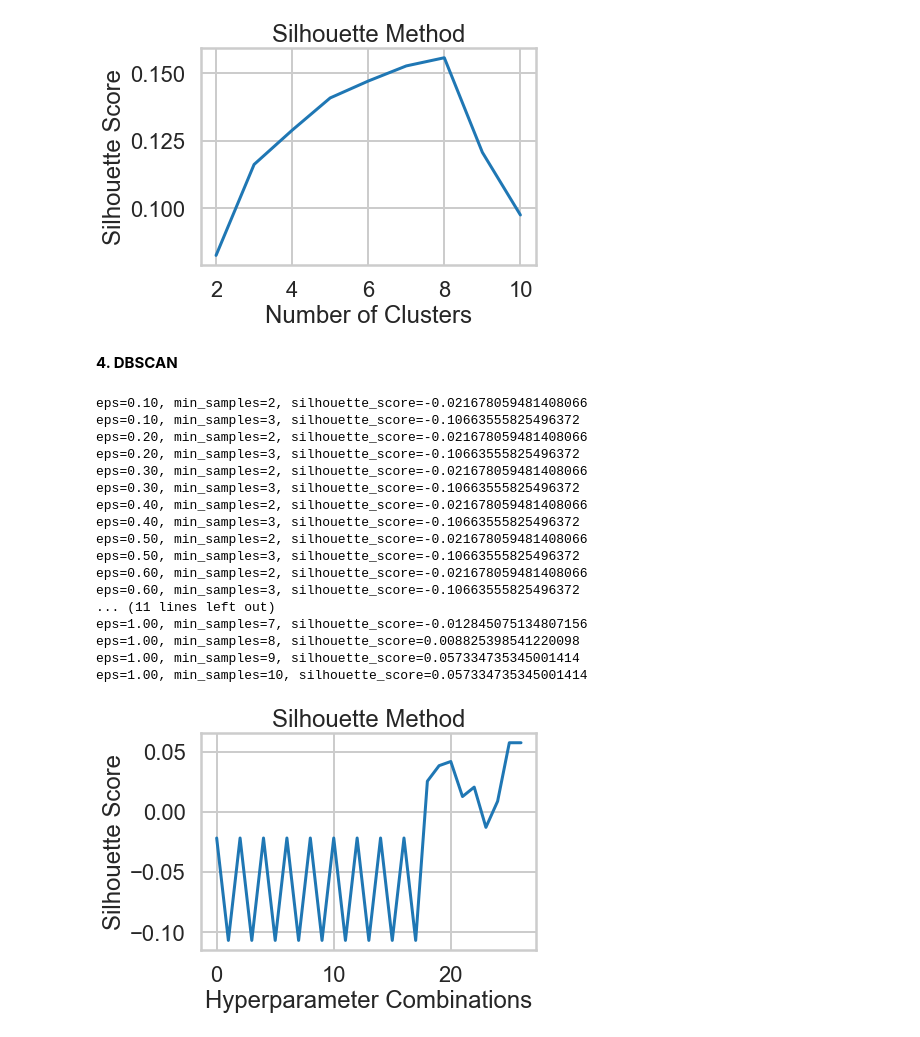
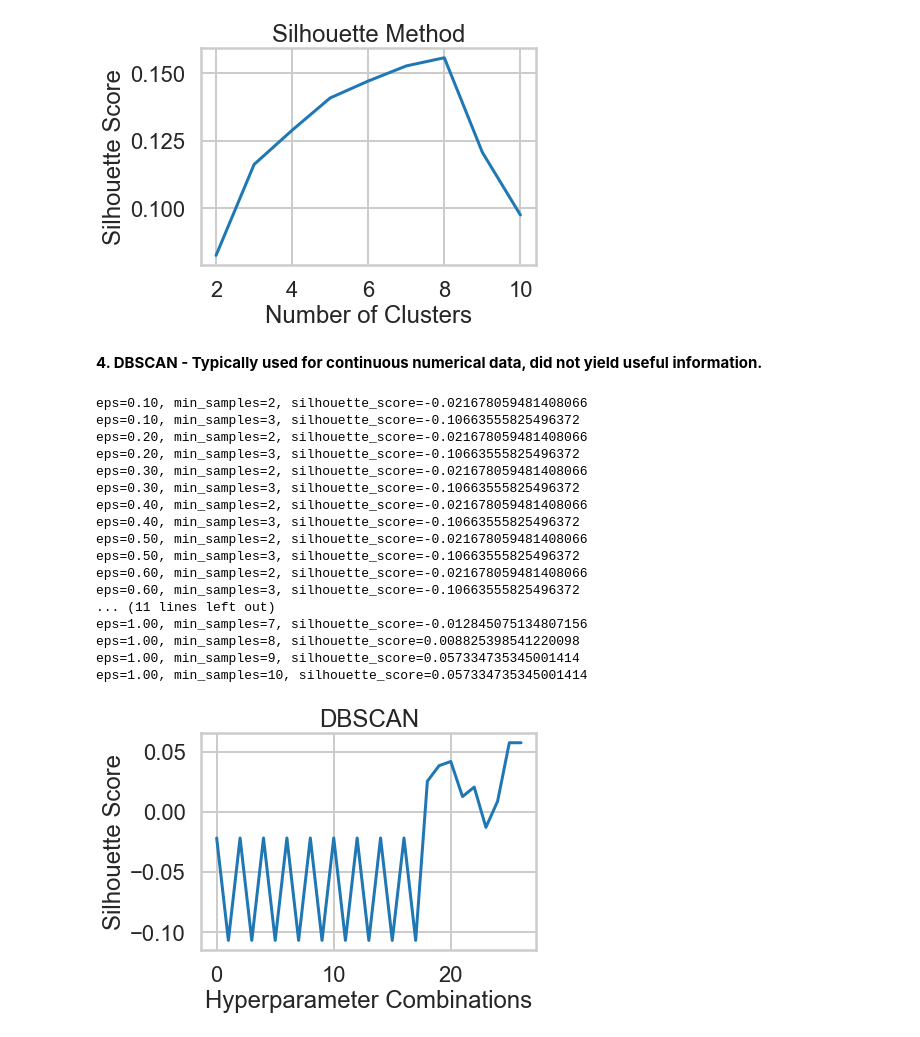
Before and after one commit to marleyberries/Springboard-Main, a Jupyter notebook: Unsupervised Learning/PCA Case Study/Clustering Case Study - Customer Segmentation with K-Means.ipynb, the cells around one changed output. Saved outputs shown, nothing was run; the diff lists cells and outputs as text; code cells hidden in the pictures.

```diff
--- a/Unsupervised Learning/PCA Case Study/Clustering Case Study - Customer Segmentation with K-Means.ipynb
+++ b/Unsupervised Learning/PCA Case Study/Clustering Case Study - Customer Segmentation with K-Means.ipynb
@@ -648,8 +660,8 @@ n_clusters=8, silhouette_score=0.15578053718604024
 n_clusters=9, silhouette_score=0.12075124131971901
 n_clusters=10, silhouette_score=0.09754750747147792
 [figure]
-# %% [markdown]
-**4. DBSCAN**
+# %% [markdown]
+**4. DBSCAN - Typically used for continuous numerical data, did not yield useful information.**
 # %%
 from sklearn.cluster import DBSCAN
 from sklearn.metrics import silhouette_score
@@ -668,32 +680,32 @@ for eps in eps_range:
         # Ignore results with less than 2 clusters
         if len(set(labels)) > 1:
             # Evaluate the quality of the clustering solution using the silhouette score
             score = silhouette_score(X, labels)
             silhouette_scores.append(score)
             print(f'eps={eps:.2f}, min_samples={min_samples}, silhouette_score={score}')
 
 # Plot the silhouette scores as a function of the number of clusters
 plt.plot(range(len(silhouette_scores)), silhouette_scores)
-plt.title('Silhouette Method')
+plt.title('DBSCAN')
 plt.xlabel('Hyperparameter Combinations')
 plt.ylabel('Silhouette Score')
 plt.show()
 # %% [output]
 eps=0.10, min_samples=2, silhouette_score=-0.021678059481408066
 eps=0.10, min_samples=3, silhouette_score=-0.10663555825496372
 eps=0.20, min_samples=2, silhouette_score=-0.021678059481408066
 eps=0.20, min_samples=3, silhouette_score=-0.10663555825496372
 eps=0.30, min_samples=2, silhouette_score=-0.021678059481408066
 eps=0.30, min_samples=3, silhouette_score=-0.10663555825496372
 eps=0.40, min_samples=2, silhouette_score=-0.021678059481408066
 eps=0.40, min_samples=3, silhouette_score=-0.10663555825496372
 eps=0.50, min_samples=2, silhouette_score=-0.021678059481408066
 eps=0.50, min_samples=3, silhouette_score=-0.10663555825496372
 eps=0.60, min_samples=2, silhouette_score=-0.021678059481408066
 eps=0.60, min_samples=3, silhouette_score=-0.10663555825496372
 ... (11 lines left out)
 eps=1.00, min_samples=7, silhouette_score=-0.012845075134807156
 eps=1.00, min_samples=8, silhouette_score=0.008825398541220098
 eps=1.00, min_samples=9, silhouette_score=0.057334735345001414
 eps=1.00, min_samples=10, silhouette_score=0.057334735345001414
-[figure, old version]
+[figure, new version]
```
Also changed, not shown: parts of 14 cells of this notebook.
